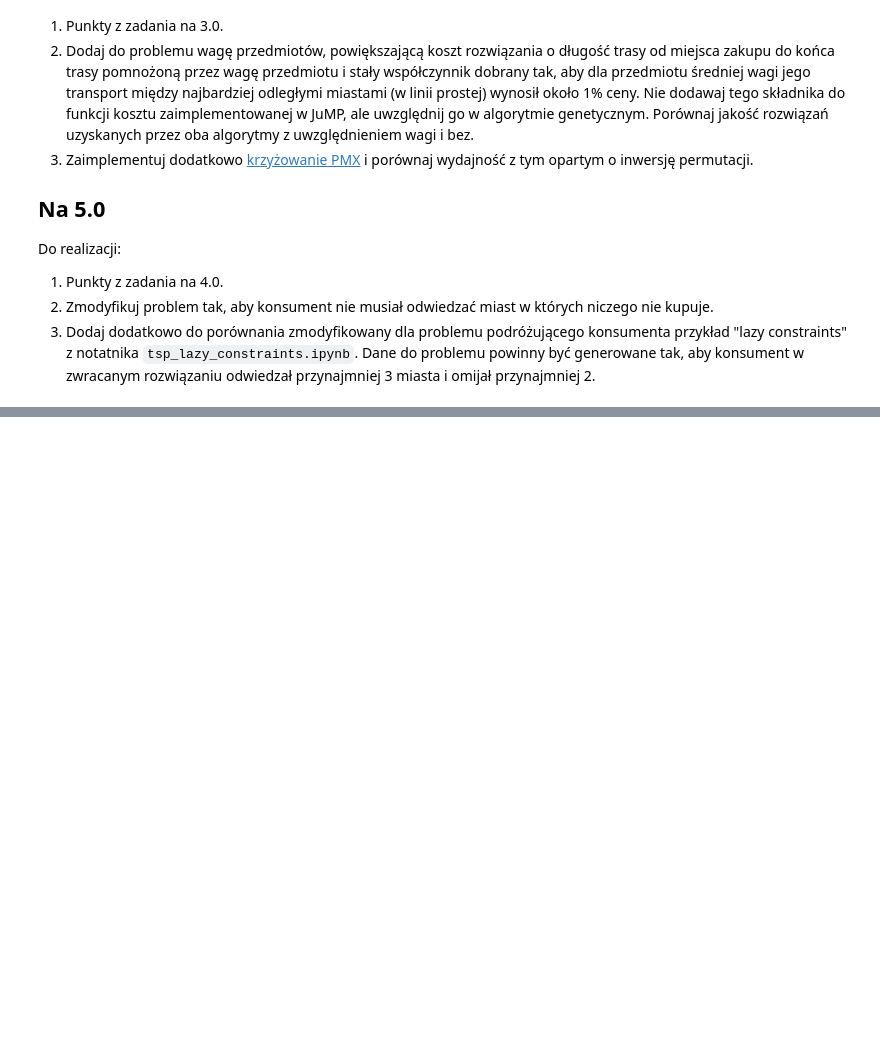
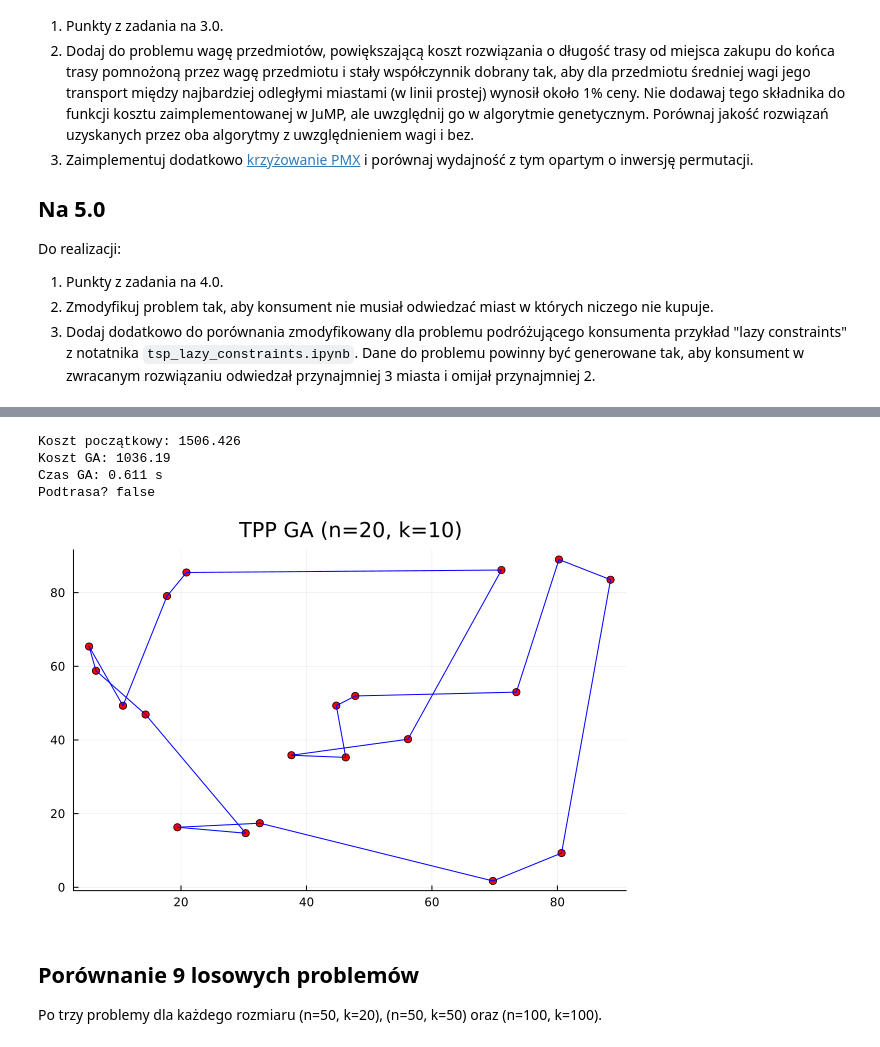
Before and after one commit to esarna/metody-i-algorytmy-optymalizacji, a Jupyter notebook: lab4/zad4.ipynb, the cells around one changed output, grey strips where cells are left out. Saved outputs shown, nothing was run; the diff lists cells and outputs as text; code cells hidden in the pictures; blank space fills up the shorter version.

```diff
--- a/lab4/zad4.ipynb
+++ b/lab4/zad4.ipynb
@@ -50,0 +343,25 @@ X, Y, d, cost_item_city = generate_random_tpp(n, k)
+# %%
+x0_demo = [mod1(i+1, n_demo) for i in 1:n_demo]
+cost_fn_demo = make_cost_tpp(d_d, cost_d)
+println("Koszt początkowy: $(round(cost_fn_demo(x0_demo), digits=3))")
+
+ga_demo = GA(; populationSize=500, crossover=recombine_inv,
+             mutation=mutate_swap, epsilon=0.05, crossoverRate=0.9)
+opts_demo = Evolutionary.Options(; iterations=500, time_limit=30.0)
+
+t_ga_demo = @elapsed (res_ga_demo = Evolutionary.optimize(cost_fn_demo, x0_demo, ga_demo, opts_demo))
+println("Koszt GA: $(round(res_ga_demo.minimum, digits=3))")
+println("Czas GA: $(round(t_ga_demo, digits=3)) s")
+println("Podtrasa? $(has_subtour(res_ga_demo.minimizer))")
+
+plot_ga_tour(X_d, Y_d, res_ga_demo.minimizer; title="TPP GA (n=$n_demo, k=$k_demo)")
+# %% [output]
+Koszt początkowy: 1506.426
+Koszt GA: 1036.19
+Czas GA: 0.611 s
+Podtrasa? false
+[figure, added]
+# %% [markdown]
+## Porównanie 9 losowych problemów
+
+Po trzy problemy dla każdego rozmiaru (n=50, k=20), (n=50, k=50) oraz (n=100, k=100).
```
Also changed, not shown: parts of 15 cells of this notebook, 5 other files.
